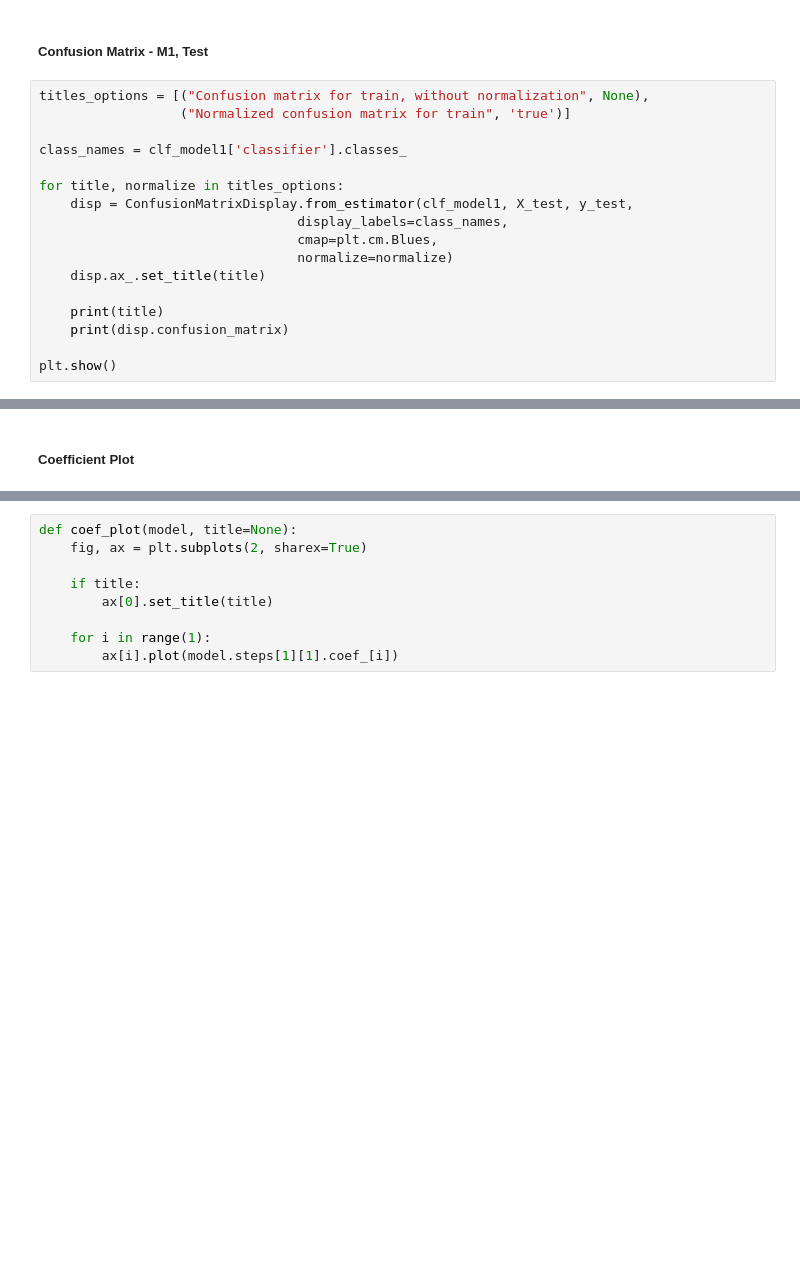
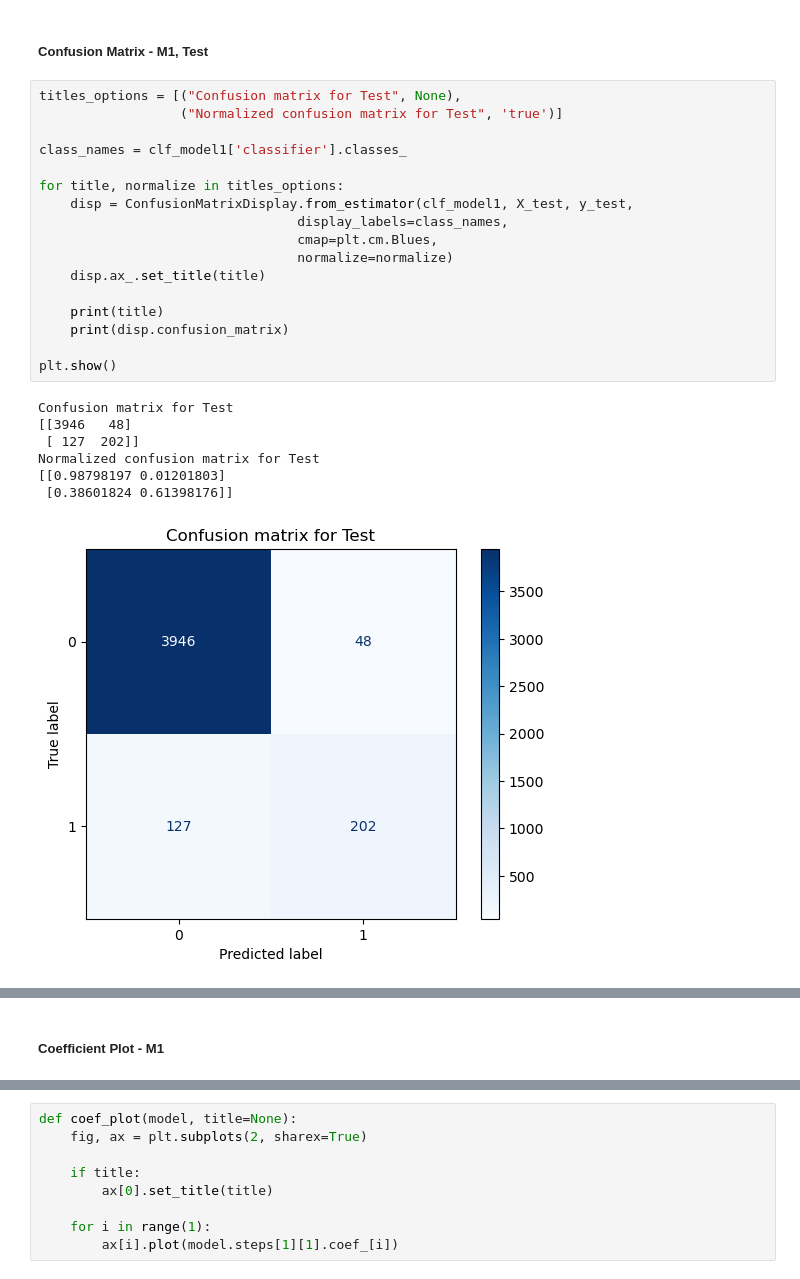
Before and after one commit to nicky-html96/hw1_sklearn, a Jupyter notebook: hw1_submission-aap.ipynb, the cells around one changed output, grey strips where cells are left out. Saved outputs shown, nothing was run; the diff lists cells and outputs as text; blank space fills up the shorter version.

```diff
--- a/hw1_submission-aap.ipynb
+++ b/hw1_submission-aap.ipynb
@@ -162,19 +309,27 @@ plt.show()
 # %% [markdown]
 ##### Confusion Matrix - M1, Test
 # %%
-titles_options = [("Confusion matrix for train, without normalization", None),
-                  ("Normalized confusion matrix for train", 'true')]
+titles_options = [("Confusion matrix for Test", None),
+                  ("Normalized confusion matrix for Test", 'true')]
 
 class_names = clf_model1['classifier'].classes_
 
 for title, normalize in titles_options:
     disp = ConfusionMatrixDisplay.from_estimator(clf_model1, X_test, y_test,
                                  display_labels=class_names,
                                  cmap=plt.cm.Blues,
                                  normalize=normalize)
     disp.ax_.set_title(title)
 
     print(title)
     print(disp.confusion_matrix)
 
 plt.show()
+# %% [output]
+Confusion matrix for Test
+[[3946   48]
+ [ 127  202]]
+Normalized confusion matrix for Test
+[[0.98798197 0.01201803]
+ [0.38601824 0.61398176]]
+[figure, added]
@@ -181,4 +337,4 @@ plt.show()
 # %% [markdown]
-##### Coefficient Plot
+##### Coefficient Plot - M1
 # %%
 clf.named_steps['classifier'].coef_.shape
```
Also changed, not shown: parts of 73 cells of this notebook.
